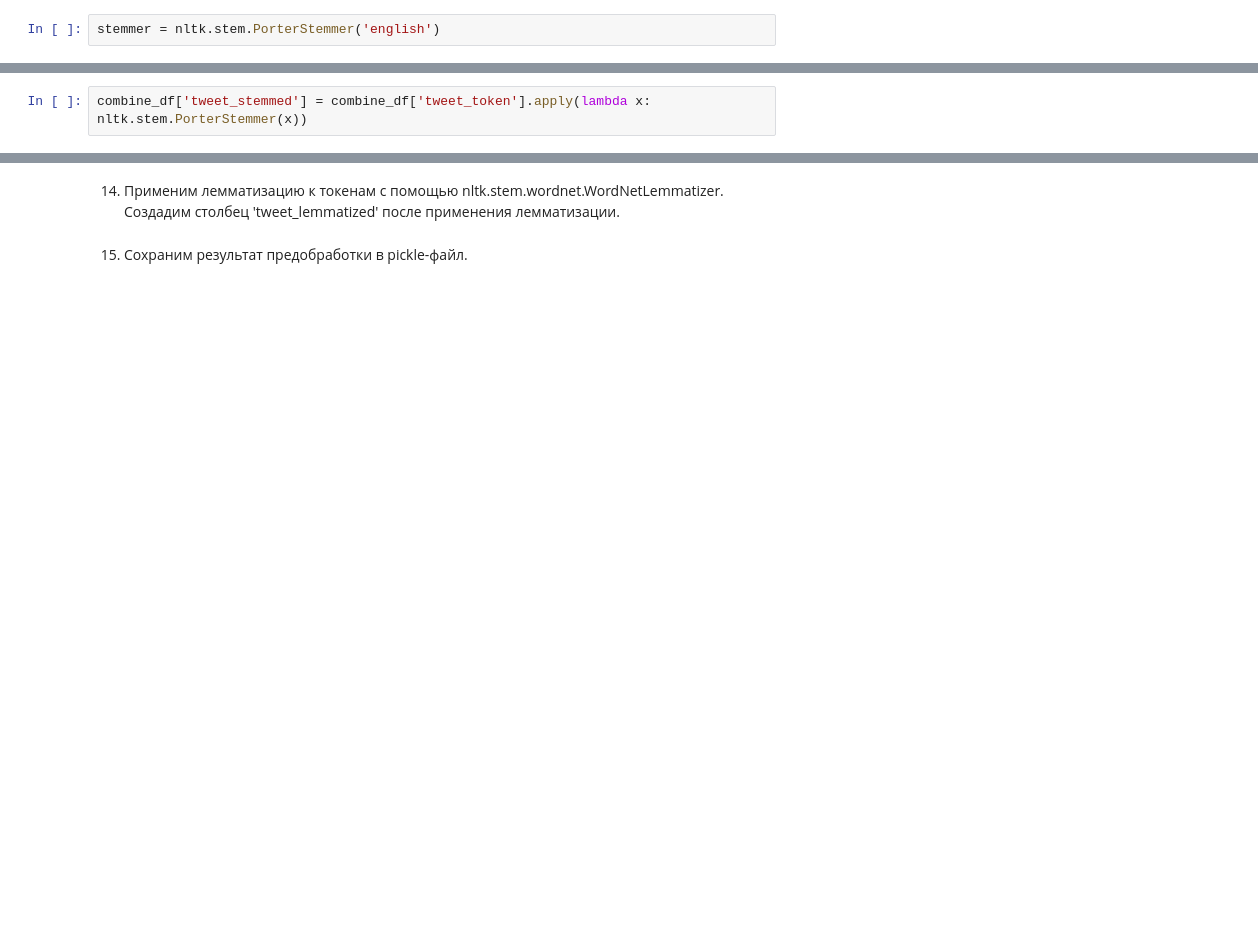
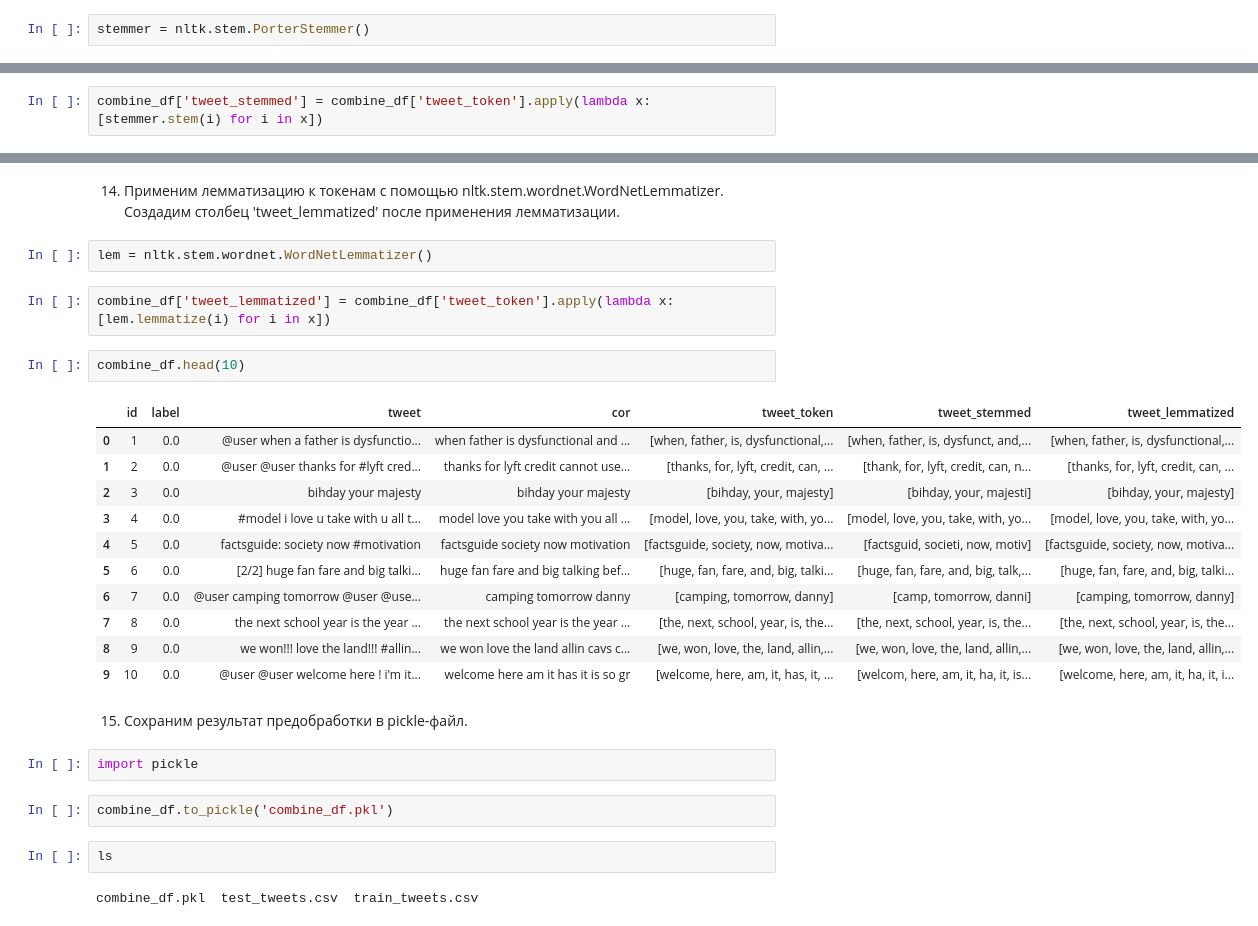
Before and after one commit to SimreAniri/NLP, a Jupyter notebook: Lesson_1.ipynb, the cells around one changed output, grey strips where cells are left out. Cells and saved outputs as stored; diff of their text form; blank space fills up the shorter version.

```diff
--- a/Lesson_1.ipynb
+++ b/Lesson_1.ipynb
@@ -383,4 +386,4 @@ combine_df['tweet_token'] = combine_df['tweet_token'].apply(lambda x: [i for i i
 # %% [markdown]
 13. Применим стемминг к токенам с помощью nltk.stem.PorterStemmer. Создадим столбец 'tweet_stemmed' после применения стемминга.
 # %%
-stemmer = nltk.stem.PorterStemmer('english')
+stemmer = nltk.stem.PorterStemmer()
@@ -389,2 +390,2 @@ ValueError: ignored
 # %%
-combine_df['tweet_stemmed'] = combine_df['tweet_token'].apply(lambda x: nltk.stem.PorterStemmer(x))
+combine_df['tweet_stemmed'] = combine_df['tweet_token'].apply(lambda x: [stemmer.stem(i) for i in x])
@@ -393,4 +406,30 @@ ValueError: ignored
 # %% [markdown]
 14. Применим лемматизацию к токенам с помощью nltk.stem.wordnet.WordNetLemmatizer. Создадим столбец 'tweet_lemmatized' после применения лемматизации.
+# %%
+lem = nltk.stem.wordnet.WordNetLemmatizer()
+# %%
+combine_df['tweet_lemmatized'] = combine_df['tweet_token'].apply(lambda x: [lem.lemmatize(i) for i in x])
+# %%
+combine_df.head(10)
+# %% [output]
+|  | id | label | tweet | cor | tweet_token | tweet_stemmed | tweet_lemmatized |
+| 0 | 1 | 0.0 | @user when a father is dysfunctio... | when father is dysfunctional and ... | [when, father, is, dysfunctional,... | [when, father, is, dysfunct, and,... | [when, father, is, dysfunctional,... |
+| 1 | 2 | 0.0 | @user @user thanks for #lyft cred... | thanks for lyft credit cannot use... | [thanks, for, lyft, credit, can, ... | [thank, for, lyft, credit, can, n... | [thanks, for, lyft, credit, can, ... |
+| 2 | 3 | 0.0 | bihday your majesty | bihday your majesty | [bihday, your, majesty] | [bihday, your, majesti] | [bihday, your, majesty] |
+| 3 | 4 | 0.0 | #model i love u take with u all t... | model love you take with you all ... | [model, love, you, take, with, yo... | [model, love, you, take, with, yo... | [model, love, you, take, with, yo... |
+| 4 | 5 | 0.0 | factsguide: society now #motivation | factsguide society now motivation | [factsguide, society, now, motiva... | [factsguid, societi, now, motiv] | [factsguide, society, now, motiva... |
+| 5 | 6 | 0.0 | [2/2] huge fan fare and big talki... | huge fan fare and big talking bef... | [huge, fan, fare, and, big, talki... | [huge, fan, fare, and, big, talk,... | [huge, fan, fare, and, big, talki... |
+| 6 | 7 | 0.0 | @user camping tomorrow @user @use... | camping tomorrow danny | [camping, tomorrow, danny] | [camp, tomorrow, danni] | [camping, tomorrow, danny] |
+| 7 | 8 | 0.0 | the next school year is the year ... | the next school year is the year ... | [the, next, school, year, is, the... | [the, next, school, year, is, the... | [the, next, school, year, is, the... |
+| 8 | 9 | 0.0 | we won!!! love the land!!! #allin... | we won love the land allin cavs c... | [we, won, love, the, land, allin,... | [we, won, love, the, land, allin,... | [we, won, love, the, land, allin,... |
+| 9 | 10 | 0.0 | @user @user welcome here ! i'm it... | welcome here am it has it is so gr | [welcome, here, am, it, has, it, ... | [welcom, here, am, it, ha, it, is... | [welcome, here, am, it, ha, it, i... |
 # %% [markdown]
 15. Сохраним результат предобработки в pickle-файл.
+# %%
+import pickle
+# %%
+combine_df.to_pickle('combine_df.pkl')
+# %%
+ls
+# %% [output]
+combine_df.pkl  test_tweets.csv  train_tweets.csv
```
Also changed, not shown: parts of 4 cells of this notebook.
